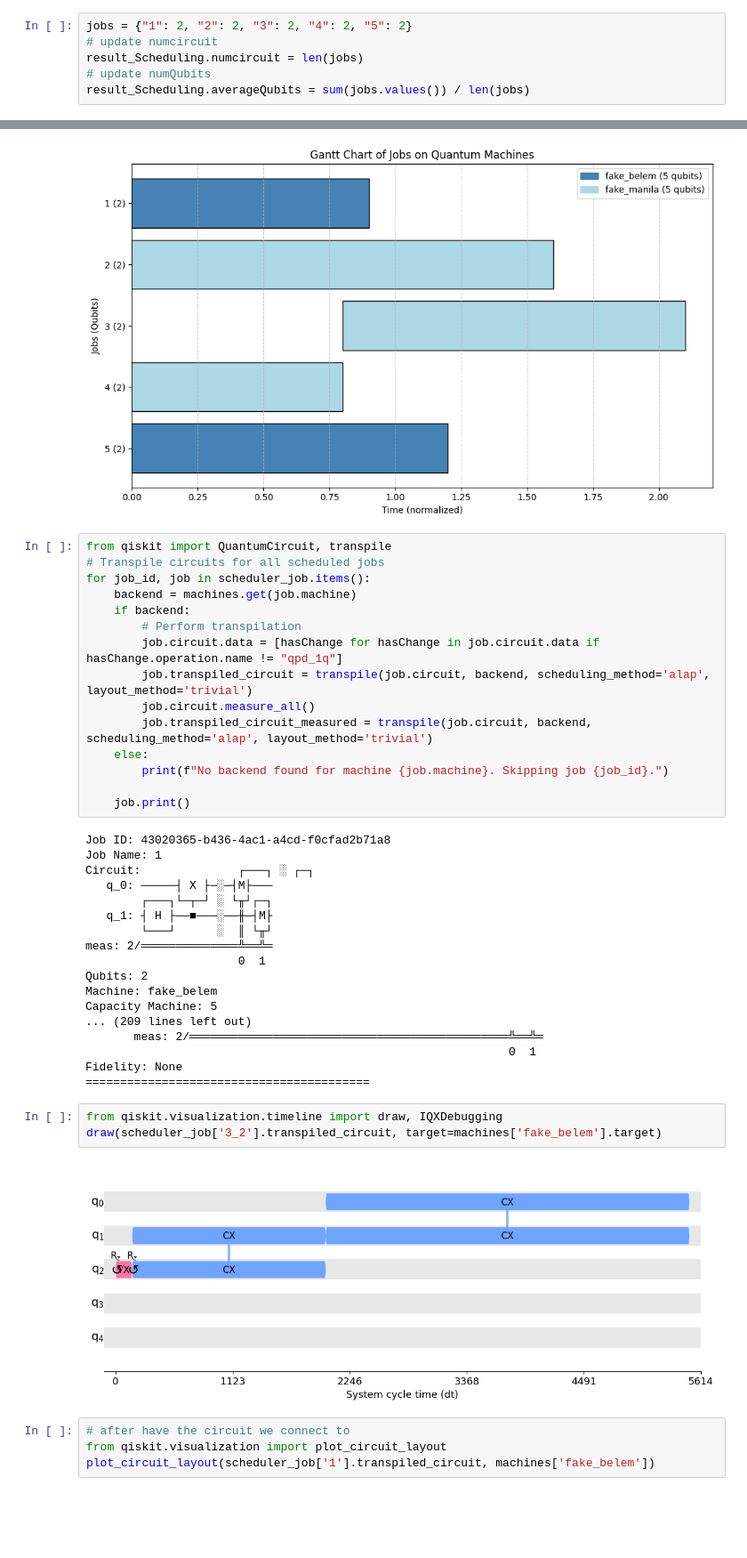
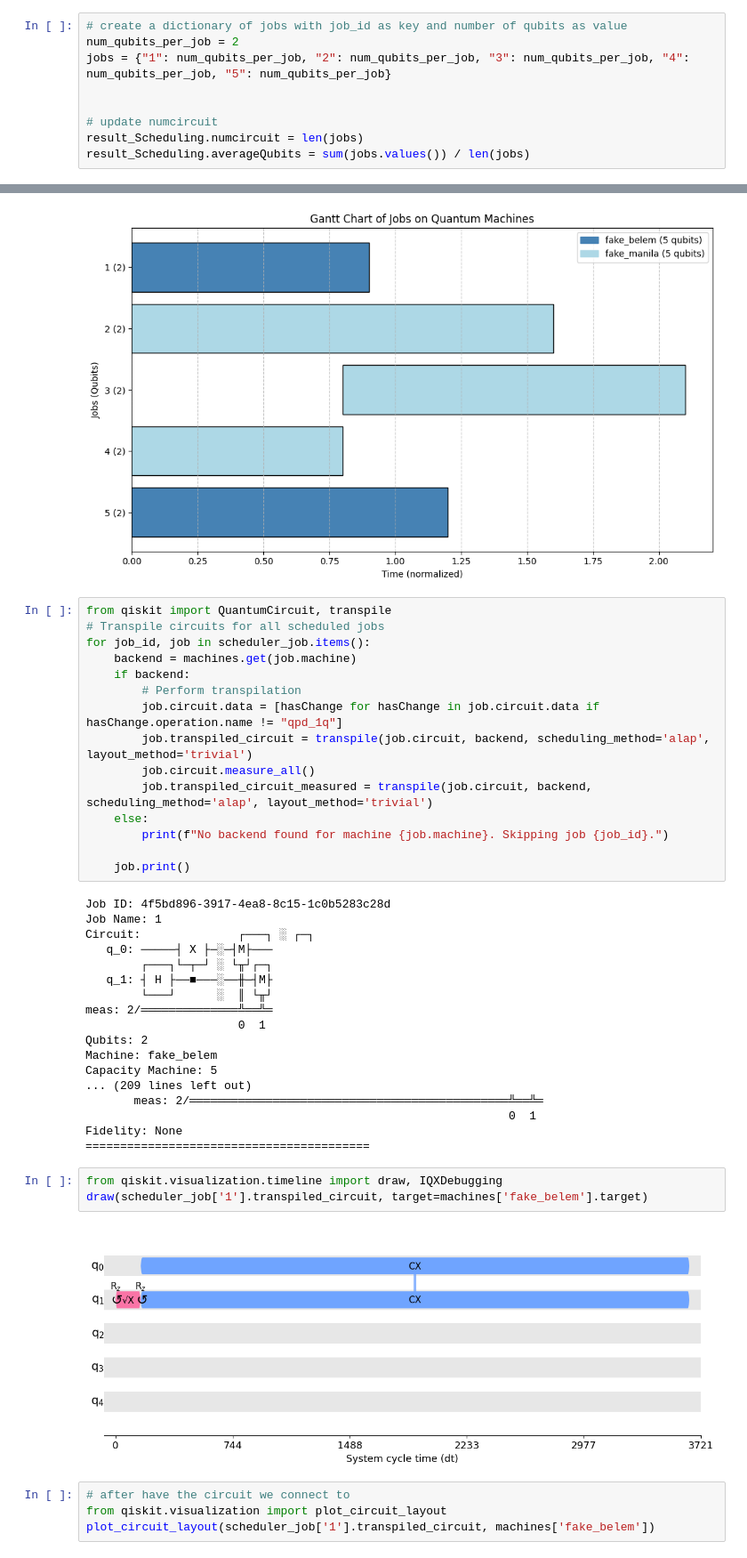
Before and after one commit to MagePro310/Quantum_Simulation_Scheduling_ver1, a Jupyter notebook: test_algorithm.ipynb, the cells around one changed output, grey strips where cells are left out. Shown at 89% size. Drawn from its saved outputs; the diff is of its cells as text; blank space fills up the shorter version.

```diff
--- a/test_algorithm.ipynb
+++ b/test_algorithm.ipynb
@@ -81,10 +79,13 @@ print(machines)
 # %% [output]
 {'fake_belem': <qiskit_ibm_runtime.fake_provider.backends.belem.fake_belem.FakeBelemV2 object at 0x...>, 'fake_manila': <qiskit_ibm_runtime.fake_provider.backends.manila.fake_manila.FakeManilaV2 objec ...
 # %%
-jobs = {"1": 2, "2": 2, "3": 2, "4": 2, "5": 2}
+# create a dictionary of jobs with job_id as key and number of qubits as value
+num_qubits_per_job = 2
+jobs = {"1": num_qubits_per_job, "2": num_qubits_per_job, "3": num_qubits_per_job, "4": num_qubits_per_job, "5": num_qubits_per_job}
+
+
 # update numcircuit
 result_Scheduling.numcircuit = len(jobs)
-# update numQubits
 result_Scheduling.averageQubits = sum(jobs.values()) / len(jobs)
 # %% [markdown]
 # Generate the problem
@@ -331,7 +331,7 @@ for job_id, job in scheduler_job.items():
 
     job.print()
 # %% [output]
-Job ID: 43020365-b436-4ac1-a4cd-f0cfad2b71a8
+Job ID: 4f5bd896-3917-4ea8-8c15-1c0b5283c28d
 Job Name: 1
 Circuit:              ┌───┐ ░ ┌─┐
    q_0: ─────┤ X ├─░─┤M├───
@@ -350,9 +350,9 @@ Fidelity: None
 =========================================
 # %%
 from qiskit.visualization.timeline import draw, IQXDebugging
-draw(scheduler_job['3_2'].transpiled_circuit, target=machines['fake_belem'].target)
+draw(scheduler_job['1'].transpiled_circuit, target=machines['fake_belem'].target)
 # %% [output]
-[figure, old version]
+[figure, new version]
 # %%
 # after have the circuit we connect to
 from qiskit.visualization import plot_circuit_layout
```
Also changed, not shown: parts of 16 cells of this notebook, 12 other files.
